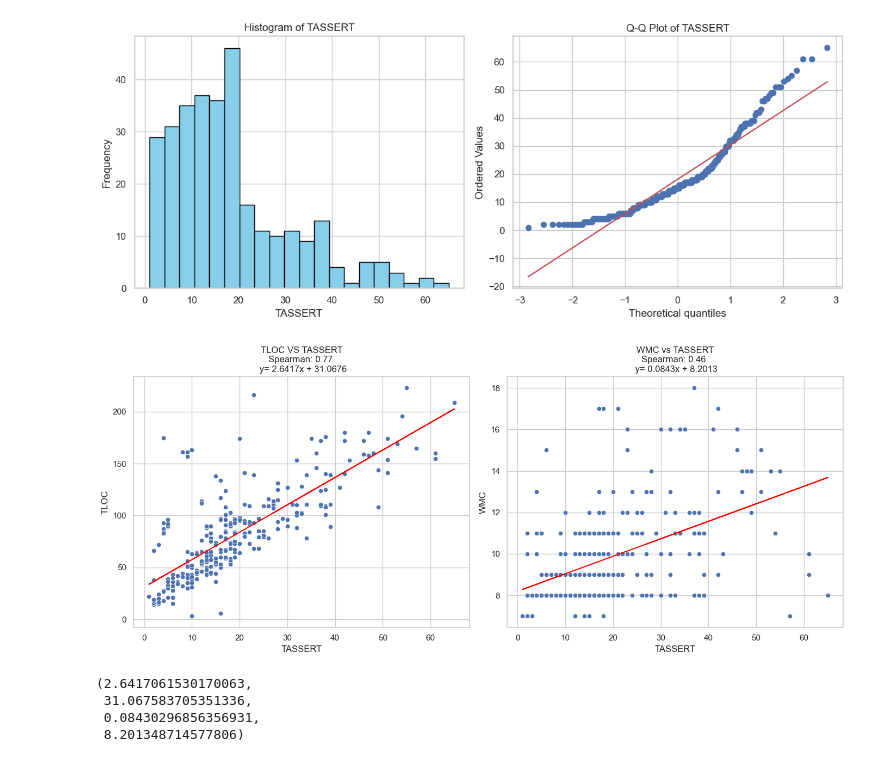
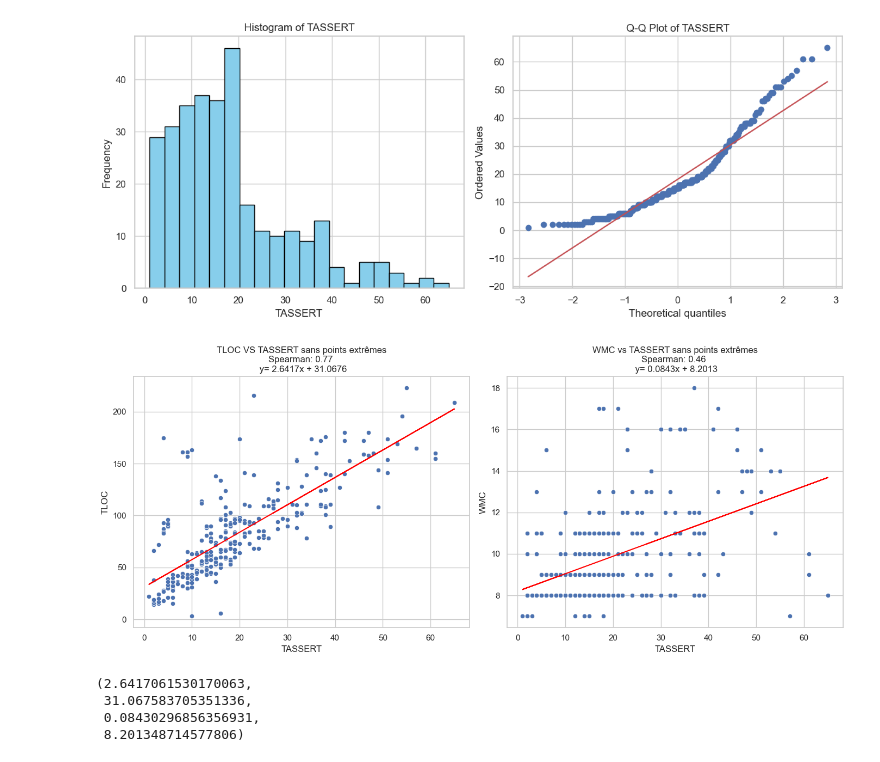
Before and after one commit to MahdiMoghadasi/IFT3913, a Jupyter notebook: TP3/tp3.ipynb, the cells around one changed output. Cells and saved outputs as stored; diff of their text form; code cells hidden in the pictures.

Commit message:
changed the image for correlation no outliers
Co-Authored-By: IbraOS <113637672+IbraOS@users.noreply.github.com>

```diff
--- a/TP3/tp3.ipynb
+++ b/TP3/tp3.ipynb
@@ -290,34 +292,34 @@ plot_variable_distribution(data_no_outliers, 'TASSERT')
 # %%
 import matplotlib.pyplot as plt
 import seaborn as sns
 import numpy as np
 
 # Calculating regression parameters for visualization with the dataset without outliers
 slope_tassert_tloc_vis_no_outliers, intercept_tassert_tloc_vis_no_outliers = np.polyfit(data_no_outliers['TASSERT'], data_no_outliers['TLOC'], 1)
 slope_tassert_wmc_vis_no_outliers, intercept_tassert_wmc_vis_no_outliers = np.polyfit(data_no_outliers['TASSERT'], data_no_outliers['WMC'], 1)
 
 # Visualizing the relationships with regression lines
 plt.figure(figsize=(14, 6))
 
 # TASSERT vs TLOC
 plt.subplot(1, 2, 1)
 sns.scatterplot(x='TASSERT', y='TLOC', data=data_no_outliers)
 plt.plot(data_no_outliers['TASSERT'], slope_tassert_tloc_vis_no_outliers * data_no_outliers['TASSERT'] + intercept_tassert_tloc_vis_no_outliers, color='red')  # Regression line
-plt.title(f'TLOC VS TASSERT\nSpearman: {spearman_corr_tloc_tassert_no_outliers.correlation:.2f} \n y= {slope_tassert_tloc_vis_no_outliers:.4f}x + {intercept_tassert_tloc_vis_no_outliers:.4f}')
+plt.title(f'TLOC VS TASSERT sans points extrêmes\nSpearman: {spearman_corr_tloc_tassert_no_outliers.correlation:.2f} \n y= {slope_tassert_tloc_vis_no_outliers:.4f}x + {intercept_tassert_tloc_vis_no_outliers:.4f}')
 
 # TASSERT vs WMC
 plt.subplot(1, 2, 2)
 sns.scatterplot(x='TASSERT', y='WMC', data=data_no_outliers)
 plt.plot(data_no_outliers['TASSERT'], slope_tassert_wmc_vis_no_outliers * data_no_outliers['TASSERT'] + intercept_tassert_wmc_vis_no_outliers, color='red')  # Regression line
-plt.title(f'WMC vs TASSERT\nSpearman: {spearman_corr_wmc_tassert_no_outliers.correlation:.2f} \n y= {slope_tassert_wmc_vis_no_outliers:.4f}x + {intercept_tassert_wmc_vis_no_outliers:.4f}')
+plt.title(f'WMC vs TASSERT sans points extrêmes\nSpearman: {spearman_corr_wmc_tassert_no_outliers.correlation:.2f} \n y= {slope_tassert_wmc_vis_no_outliers:.4f}x + {intercept_tassert_wmc_vis_no_outliers:.4f}')
 
 plt.tight_layout()
 plt.show()
 
 # Displaying regression parameters
 (slope_tassert_tloc_vis_no_outliers, intercept_tassert_tloc_vis_no_outliers, slope_tassert_wmc_vis_no_outliers, intercept_tassert_wmc_vis_no_outliers)
 # %% [output]
-[figure, old version]
+[figure, new version]
 (2.6417061530170063,
  31.067583705351336,
  0.08430296856356931,
```
Also changed, not shown: parts of 1 cell of this notebook, 1 other file.
